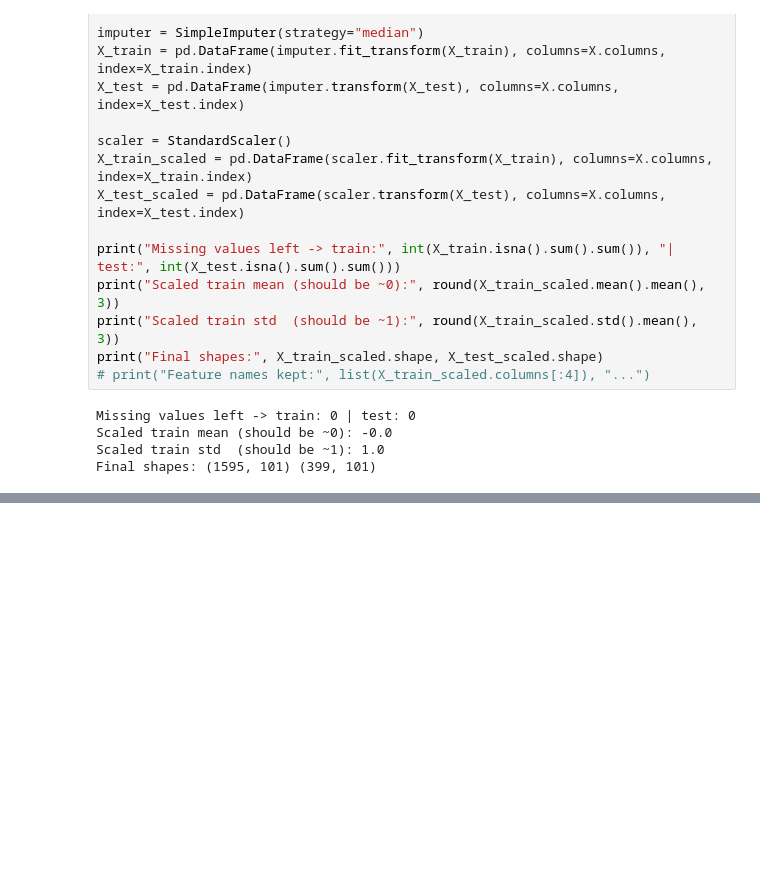
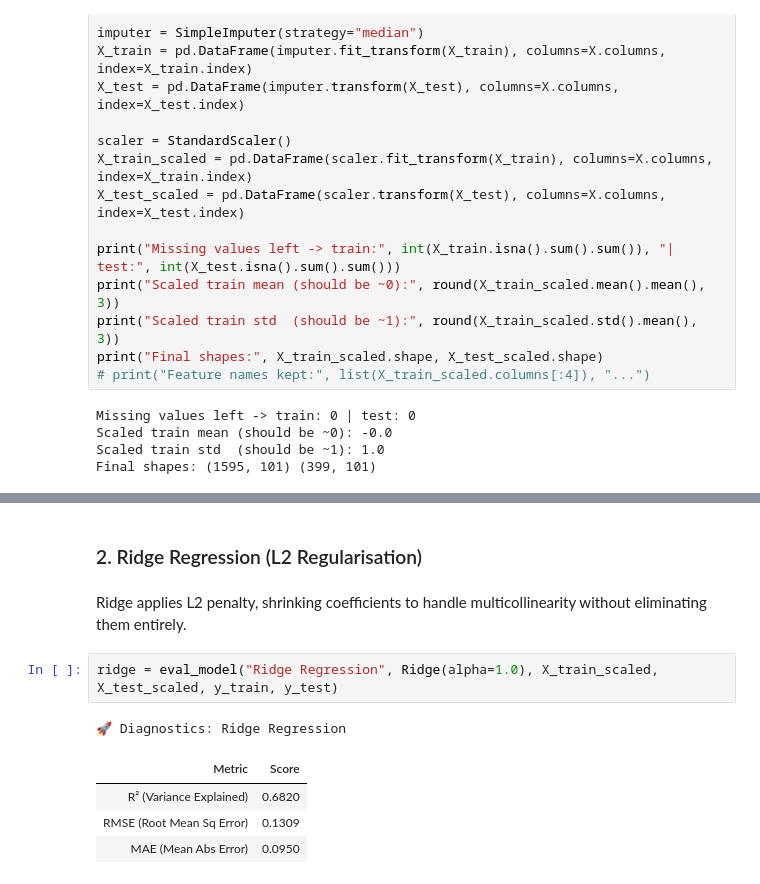
Before and after one commit to Reshma925/Vectora, a Jupyter notebook: Regression Track A/Regression.ipynb, the cells around one changed output, grey strips where cells are left out. Cells and saved outputs as stored; diff of their text form; blank space fills up the shorter version.

```diff
--- a/Regression Track A/Regression.ipynb
+++ b/Regression Track A/Regression.ipynb
@@ -377,0 +427,12 @@ Final shapes: (1595, 101) (399, 101)
+# %% [markdown]
+### 2. Ridge Regression (L2 Regularisation)
+# %% [markdown]
+Ridge applies L2 penalty, shrinking coefficients to handle multicollinearity without eliminating them entirely.
+# %%
+ridge = eval_model("Ridge Regression", Ridge(alpha=1.0), X_train_scaled, X_test_scaled, y_train, y_test)
+# %% [output]
+🚀 Diagnostics: Ridge Regression
+| Metric | Score |
+| R² (Variance Explained) | 0.6820 |
+| RMSE (Root Mean Sq Error) | 0.1309 |
+| MAE (Mean Abs Error) | 0.0950 |
```
Also changed, not shown: parts of 18 cells of this notebook.
